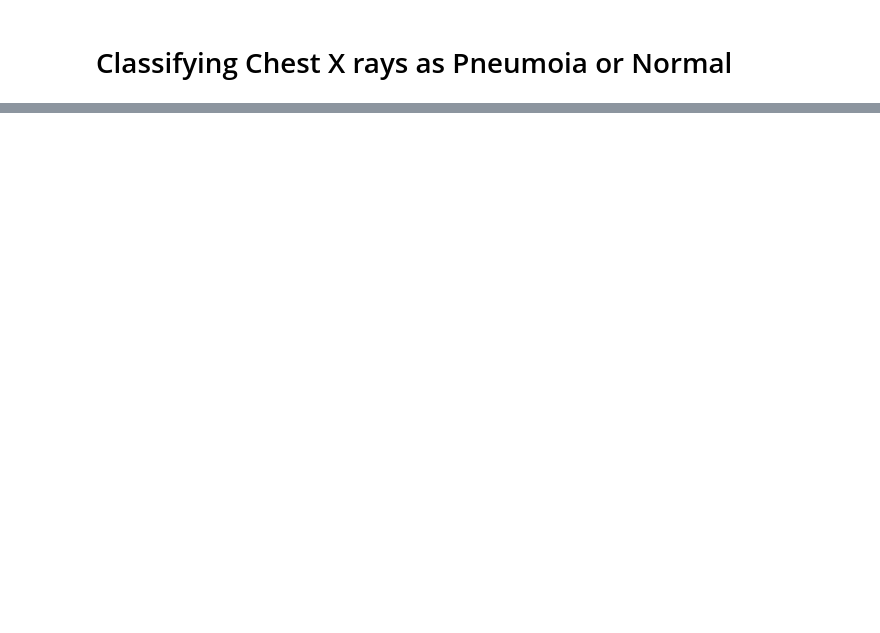
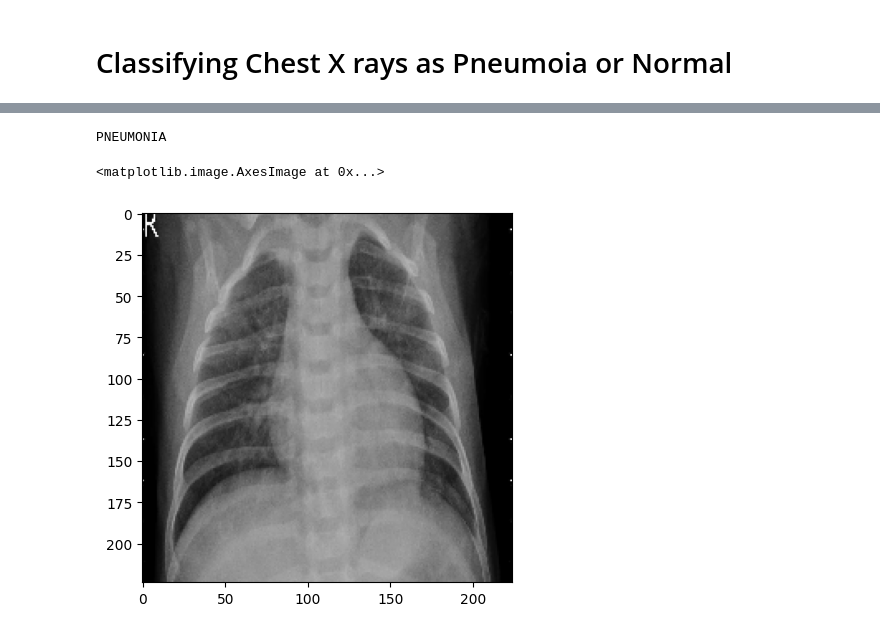
Before and after one commit to saimaharana4/ML_DL_Project, a Jupyter notebook: classifying-chest-x-rays-as-pneumoia-or-normal.ipynb, the cells around one changed output, grey strips where cells are left out. Drawn from its saved outputs; the diff is of its cells as text; code cells hidden in the pictures; blank space fills up the shorter version.

Commit message:
Kaggle Notebook | Classifying Chest X rays as Pneumoia or Normal | Version 2

```diff
--- a/classifying-chest-x-rays-as-pneumoia-or-normal.ipynb
+++ b/classifying-chest-x-rays-as-pneumoia-or-normal.ipynb
@@ -29,0 +89,12 @@ What is Pneumonia?
+# %%
+ # Every Image has Label in its path , so lets slice it
+LABELS = {'NORMAL' : 0 , 'PNEUMONIA' : 1}
+INV_LABELS = {0 : 'NORMAL', 1 : 'PNEUMONIA'}
+
+def get_label(path) -> int:
+    return LABELS[str(path).split("/")[-2]]
+
+train_labels = list(map(lambda x : get_label(x) , train_image_paths))
+val_labels = list(map(lambda x : get_label(x) , val_image_paths))
+
+print(train_labels[:3])
@@ -29,0 +134,7 @@ What is Pneumonia?
+# %%
+# Creating Train Dataset object and Verifying it
+%time train_dataset = get_dataset(train_image_paths , train_labels)
+
+image , label = next(iter(train_dataset))
+print(image.shape)
+print(label.shape)
@@ -29,0 +146,8 @@ What is Pneumonia?
+# %%
+# View a sample Train Image
+print(INV_LABELS[label[0].numpy()])
+plt.imshow(image[0].numpy().reshape(224 , 224 , 3))
+# %% [output]
+PNEUMONIA
+<matplotlib.image.AxesImage at 0x...>
+[figure, added]
```
Also changed, not shown: parts of 24 cells of this notebook.
